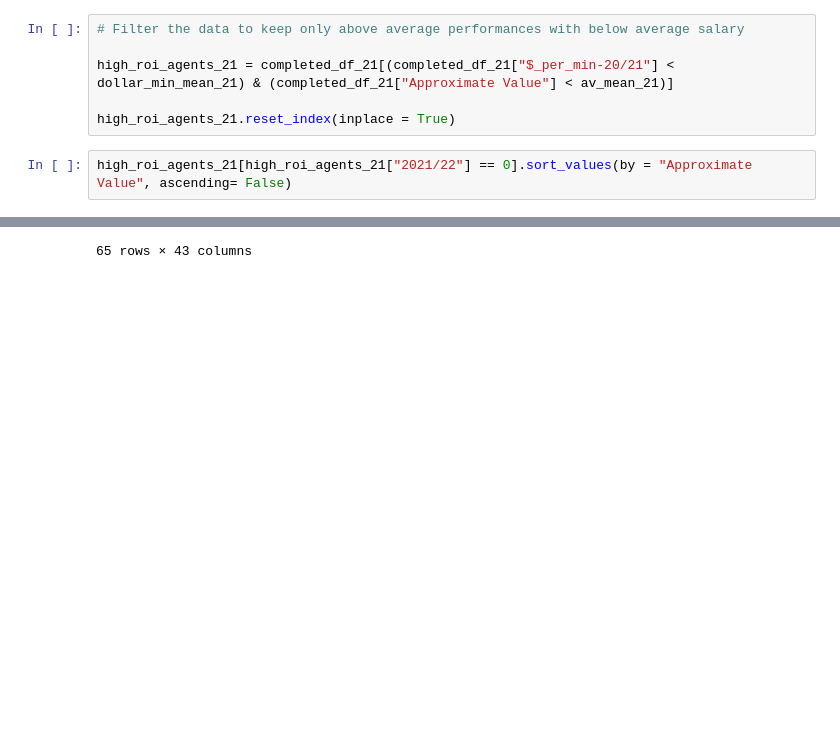
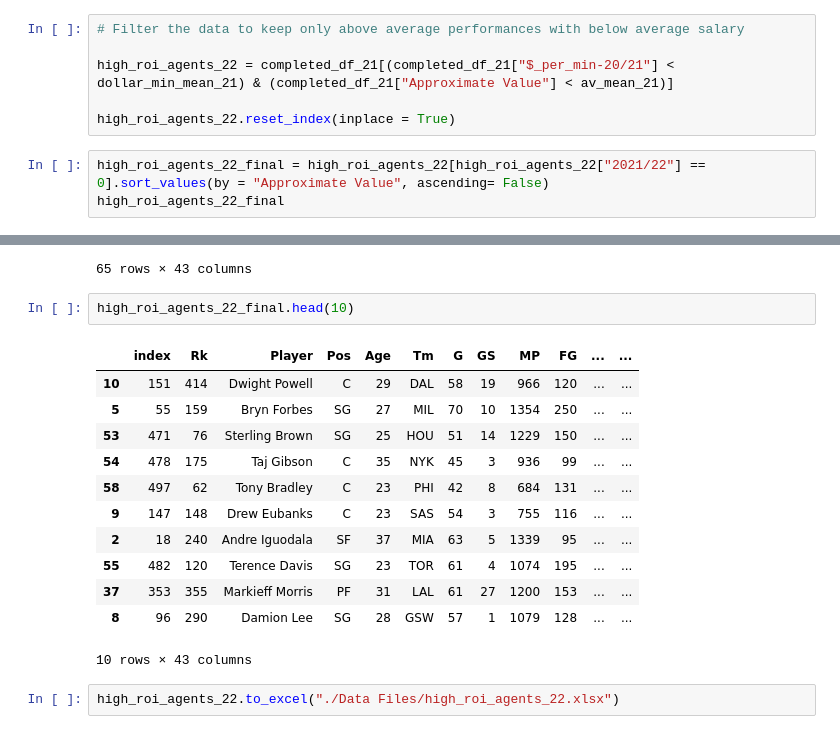
Before and after one commit to aclao89/NBA_Salaries_Performance, a Jupyter notebook: Web Scraping Basketball Salaries.ipynb, the cells around one changed output, grey strips where cells are left out. Drawn from its saved outputs; the diff is of its cells as text; blank space fills up the shorter version.

```diff
--- a/Web Scraping Basketball Salaries.ipynb
+++ b/Web Scraping Basketball Salaries.ipynb
@@ -650,11 +643,12 @@ av_mean_21 = completed_df_21['Approximate Value'].mean()
 # %%
 # Filter the data to keep only above average performances with below average salary
 
-high_roi_agents_21 = completed_df_21[(completed_df_21["$_per_min-20/21"] < dollar_min_mean_21) & (completed_df_21["Approximate Value"] < av_mean_21)]
+high_roi_agents_22 = completed_df_21[(completed_df_21["$_per_min-20/21"] < dollar_min_mean_21) & (completed_df_21["Approximate Value"] < av_mean_21)]
 
-high_roi_agents_21.reset_index(inplace = True)
+high_roi_agents_22.reset_index(inplace = True)
 # %%
-high_roi_agents_21[high_roi_agents_21["2021/22"] == 0].sort_values(by = "Approximate Value", ascending= False)
+high_roi_agents_22_final = high_roi_agents_22[high_roi_agents_22["2021/22"] == 0].sort_values(by = "Approximate Value", ascending= False)
+high_roi_agents_22_final
 # %% [output]
 |  | index | Rk | Player | Pos | Age | Tm | G | GS | MP | FG | ... | ... |
 | 10 | 151 | 414 | Dwight Powell | C | 29 | DAL | 58 | 19 | 966 | 120 | ... | ... |
@@ -669,3 +663,20 @@ high_roi_agents_21[high_roi_agents_21["2021/22"] == 0].sort_values(by = "Approxi
 | 35 | 318 | 13 | Kostas Antetokounmpo | PF | 23 | LAL | 15 | 0 | 56 | 3 | ... | ... |
 | 65 | 520 | 212 | Udonis Haslem | C | 40 | MIA | 1 | 0 | 3 | 2 | ... | ... |
 65 rows × 43 columns
+# %%
+high_roi_agents_22_final.head(10)
+# %% [output]
+|  | index | Rk | Player | Pos | Age | Tm | G | GS | MP | FG | ... | ... |
+| 10 | 151 | 414 | Dwight Powell | C | 29 | DAL | 58 | 19 | 966 | 120 | ... | ... |
+| 5 | 55 | 159 | Bryn Forbes | SG | 27 | MIL | 70 | 10 | 1354 | 250 | ... | ... |
+| 53 | 471 | 76 | Sterling Brown | SG | 25 | HOU | 51 | 14 | 1229 | 150 | ... | ... |
+| 54 | 478 | 175 | Taj Gibson | C | 35 | NYK | 45 | 3 | 936 | 99 | ... | ... |
+| 58 | 497 | 62 | Tony Bradley | C | 23 | PHI | 42 | 8 | 684 | 131 | ... | ... |
+| 9 | 147 | 148 | Drew Eubanks | C | 23 | SAS | 54 | 3 | 755 | 116 | ... | ... |
+| 2 | 18 | 240 | Andre Iguodala | SF | 37 | MIA | 63 | 5 | 1339 | 95 | ... | ... |
+| 55 | 482 | 120 | Terence Davis | SG | 23 | TOR | 61 | 4 | 1074 | 195 | ... | ... |
+| 37 | 353 | 355 | Markieff Morris | PF | 31 | LAL | 61 | 27 | 1200 | 153 | ... | ... |
+| 8 | 96 | 290 | Damion Lee | SG | 28 | GSW | 57 | 1 | 1079 | 128 | ... | ... |
+10 rows × 43 columns
+# %%
+high_roi_agents_22.to_excel("./Data Files/high_roi_agents_22.xlsx")
```
Also changed, not shown: parts of 5 cells of this notebook.
